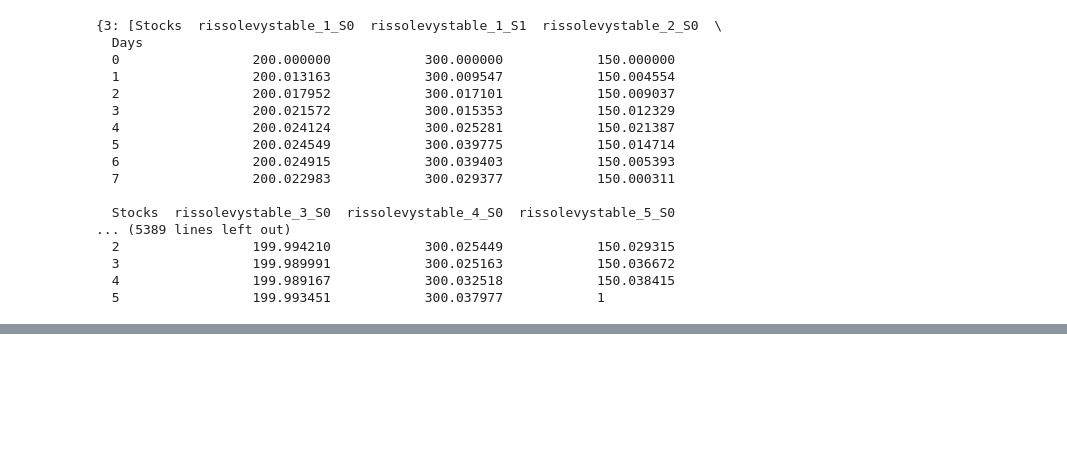
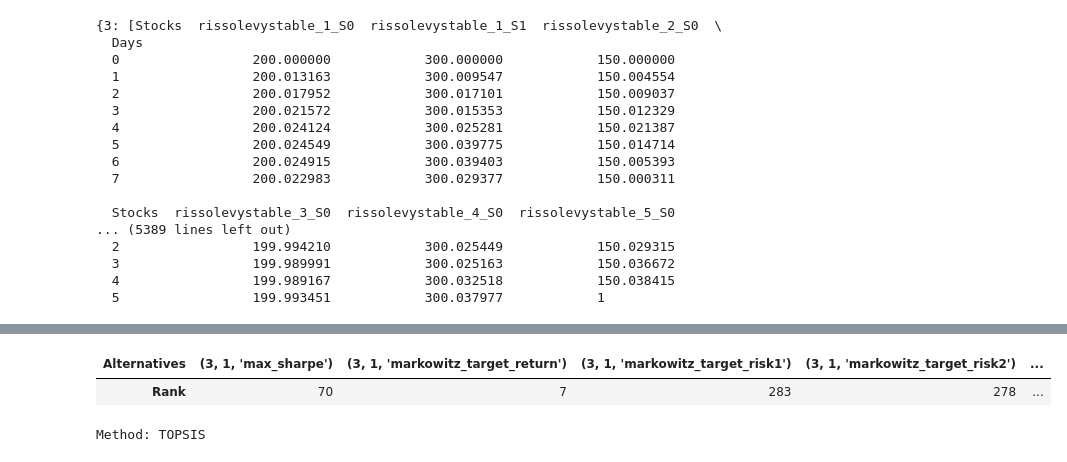
Before and after one commit to nluczywo/indicador, a Jupyter notebook: simu.ipynb, the cells around one changed output, grey strips where cells are left out. Cells and saved outputs as stored; diff of their text form; code cells hidden in the pictures; blank space fills up the shorter version.

```diff
--- a/simu.ipynb
+++ b/simu.ipynb
@@ -256,3 +358,52 @@ df_metricas_simulacion[df_metricas_simulacion.index.get_level_values('Ventana')
+# %%
+# Diccionario para almacenar las Matrices de Decisión generadas
+matrices_decision = {}
+
+# Iteramos sobre los IDs de corrida REALES (cadenas de texto)
+for el_corrida_id in corridas_existentes:
+
+    # 1. Filtramos el DataFrame directamente para obtener los datos de la corrida actual.
+    #    No necesitamos el .empty check ni la conversión a str, ya que corrida_id_str ya es string.
+    df_filtrado = df_ventana_3[df_ventana_3.index.get_level_values('Corrida') == el_corrida_id]
+
+    # === Extracción de elementos del grupo ===
+
+    # 2. Extraer los datos (matriz de evaluación)
+    data = df_filtrado.to_numpy()
+
+    # 3. Extraer las alternativas (Índice del DataFrame filtrado)
+    alternatives = df_filtrado.index
+
+    # 4. Extraer los criterios (nombres de las columnas)
+    criteria = df_filtrado.columns
+
+    # === Generar la Matriz de Decisión (Decision Matrix - DM) ===
+    dm = skc.mkdm(
+        data,
+        objectives=objectives,
+        alternatives=alternatives,
+        criteria=criteria
+    )
+
+    # === Guardar el ID de la corrida en el diccionario ===
+    # Guardamos usando la clave de cadena (ej: '10') para consistencia,
+    # aunque podrías convertirla a int si lo prefieres.
+    matrices_decision[corrida_id_str] = dm
+    matrices_decision
+# %%
+pipe_igual_vector = pipeline.mkpipe(
+    invert_objectives.NegateMinimize(),
+    scalers.VectorScaler(target="matrix"),
+    weighters.EqualWeighter(),
+    similarity.TOPSIS(),
+)
+pipe_igual_vector
+result_igual_vector = pipe_igual_vector.evaluate(dm)
+result_igual_vector
+# %% [output]
+| Alternatives | (3, 1, 'max_sharpe') | (3, 1, 'markowitz_target_return') | (3, 1, 'markowitz_target_risk1') | (3, 1, 'markowitz_target_risk2') | ... |
+| Rank | 70 | 7 | 283 | 278 | ... |
+Method: TOPSIS
 # %%
 objectives = [
     max, #     'stocks_seleccionados', coincide con definición mayor número de stocks
```
Also changed, not shown: parts of 9 cells of this notebook.
